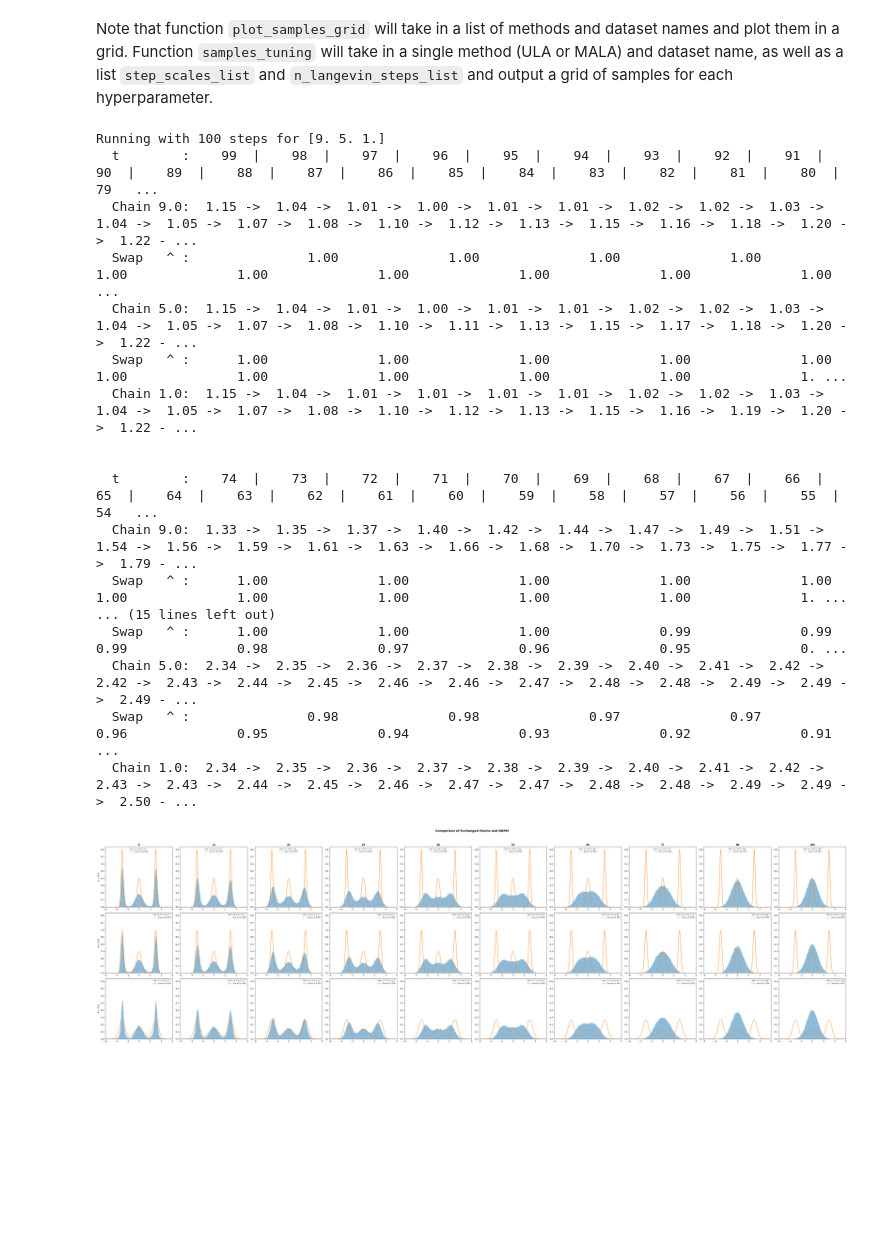
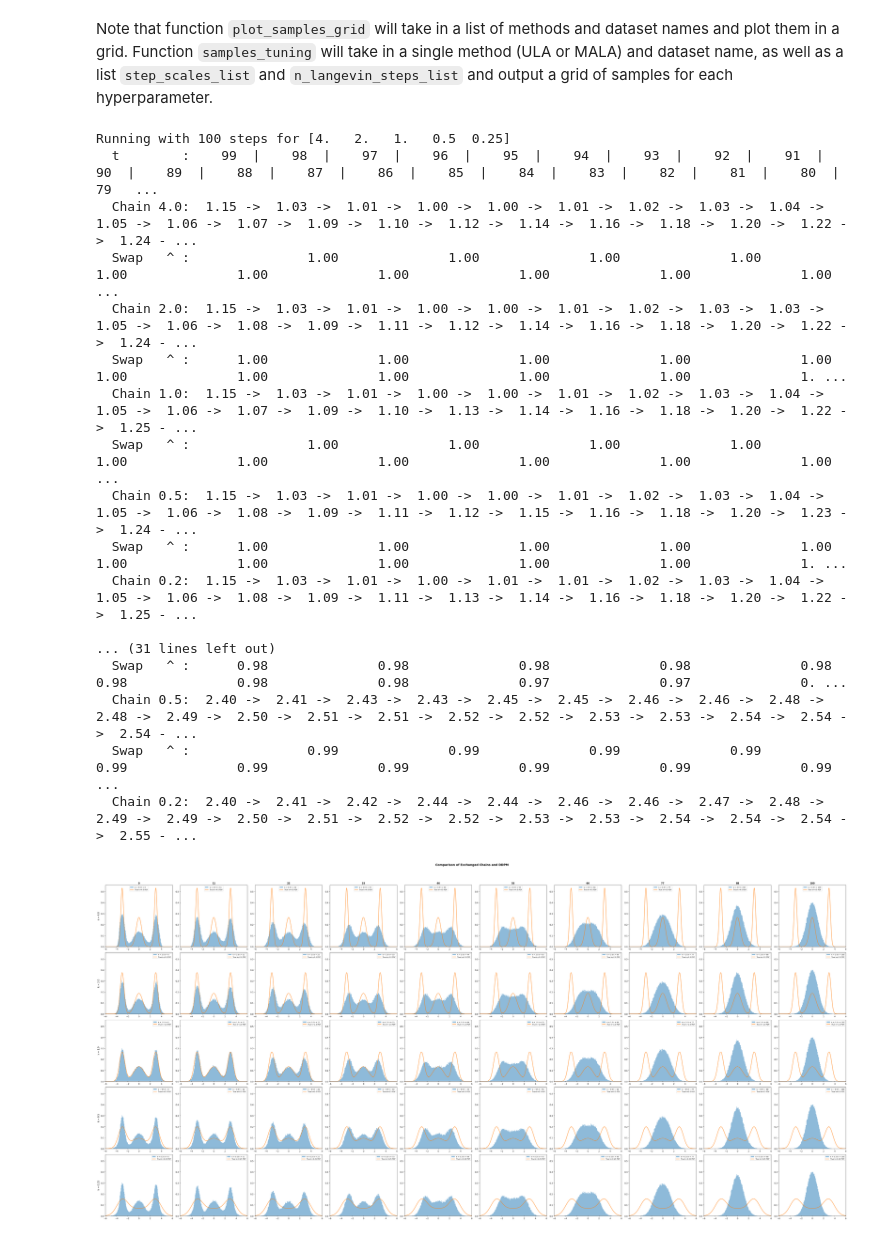
Before and after one commit to oatmeallover/parallel_tempering, a Jupyter notebook: tempered_energy.ipynb, the cells around one changed output. Cells and saved outputs as stored; diff of their text form; code cells hidden in the pictures; blank space fills up the shorter version.

```diff
--- a/tempered_energy.ipynb
+++ b/tempered_energy.ipynb
@@ -14,31 +14,31 @@ from src.eval import ladder_ddpm, plot_acceptance_over_time, plot_acceptance_ove
 Note that function `plot_samples_grid` will take in a list of methods and dataset names and plot them in a grid. Function `samples_tuning` will take in a single method (ULA or MALA) and dataset name, as well as a list `step_scales_list` and `n_langevin_steps_list` and output a grid of samples for each hyperparameter.
 # %%
 dataset_name = "composed"
-k = 9.0
+k = 4.0
 sigma = 0.5
 step_scale = 1
 n_langevin_steps = 3
-n_replicas = 3
+n_replicas = 5
 
 x_ladder, a_ladder = ladder_ddpm(dataset_name, k, sigma, step_scale, n_langevin_steps, n_replicas, x_limit=6, save_dir="figures", figsize_per_panel=(5,4), filename=None)
 plot_acceptance_over_time(a_ladder)
 _ = plot_acceptance_over_position(a_ladder, x_ladder[0][k])
 # %% [output]
-Running with 100 steps for [9. 5. 1.]
+Running with 100 steps for [4.   2.   1.   0.5  0.25]
   t        :    99  |    98  |    97  |    96  |    95  |    94  |    93  |    92  |    91  |    90  |    89  |    88  |    87  |    86  |    85  |    84  |    83  |    82  |    81  |    80  |    79   ...
-  Chain 9.0:  1.15 ->  1.04 ->  1.01 ->  1.00 ->  1.01 ->  1.01 ->  1.02 ->  1.02 ->  1.03 ->  1.04 ->  1.05 ->  1.07 ->  1.08 ->  1.10 ->  1.12 ->  1.13 ->  1.15 ->  1.16 ->  1.18 ->  1.20 ->  1.22 - ...
+  Chain 4.0:  1.15 ->  1.03 ->  1.01 ->  1.00 ->  1.00 ->  1.01 ->  1.02 ->  1.03 ->  1.04 ->  1.05 ->  1.06 ->  1.07 ->  1.09 ->  1.10 ->  1.12 ->  1.14 ->  1.16 ->  1.18 ->  1.20 ->  1.22 ->  1.24 - ...
   Swap   ^ :               1.00              1.00              1.00              1.00              1.00              1.00              1.00              1.00              1.00              1.00        ...
-  Chain 5.0:  1.15 ->  1.04 ->  1.01 ->  1.00 ->  1.01 ->  1.01 ->  1.02 ->  1.02 ->  1.03 ->  1.04 ->  1.05 ->  1.07 ->  1.08 ->  1.10 ->  1.11 ->  1.13 ->  1.15 ->  1.17 ->  1.18 ->  1.20 ->  1.22 - ...
+  Chain 2.0:  1.15 ->  1.03 ->  1.01 ->  1.00 ->  1.00 ->  1.01 ->  1.02 ->  1.03 ->  1.03 ->  1.05 ->  1.06 ->  1.08 ->  1.09 ->  1.11 ->  1.12 ->  1.14 ->  1.16 ->  1.18 ->  1.20 ->  1.22 ->  1.24 - ...
   Swap   ^ :      1.00              1.00              1.00              1.00              1.00              1.00              1.00              1.00              1.00              1.00              1. ...
-  Chain 1.0:  1.15 ->  1.04 ->  1.01 ->  1.01 ->  1.01 ->  1.01 ->  1.02 ->  1.02 ->  1.03 ->  1.04 ->  1.05 ->  1.07 ->  1.08 ->  1.10 ->  1.12 ->  1.13 ->  1.15 ->  1.16 ->  1.19 ->  1.20 ->  1.22 - ...
+  Chain 1.0:  1.15 ->  1.03 ->  1.01 ->  1.00 ->  1.00 ->  1.01 ->  1.02 ->  1.03 ->  1.04 ->  1.05 ->  1.06 ->  1.07 ->  1.09 ->  1.10 ->  1.13 ->  1.14 ->  1.16 ->  1.18 ->  1.20 ->  1.22 ->  1.25 - ...
+  Swap   ^ :               1.00              1.00              1.00              1.00              1.00              1.00              1.00              1.00              1.00              1.00        ...
+  Chain 0.5:  1.15 ->  1.03 ->  1.01 ->  1.00 ->  1.00 ->  1.01 ->  1.02 ->  1.03 ->  1.04 ->  1.05 ->  1.06 ->  1.08 ->  1.09 ->  1.11 ->  1.12 ->  1.15 ->  1.16 ->  1.18 ->  1.20 ->  1.23 ->  1.24 - ...
+  Swap   ^ :      1.00              1.00              1.00              1.00              1.00              1.00              1.00              1.00              1.00              1.00              1. ...
+  Chain 0.2:  1.15 ->  1.03 ->  1.01 ->  1.00 ->  1.01 ->  1.01 ->  1.02 ->  1.03 ->  1.04 ->  1.05 ->  1.06 ->  1.08 ->  1.09 ->  1.11 ->  1.13 ->  1.14 ->  1.16 ->  1.18 ->  1.20 ->  1.22 ->  1.25 - ...
 
-
-  t        :    74  |    73  |    72  |    71  |    70  |    69  |    68  |    67  |    66  |    65  |    64  |    63  |    62  |    61  |    60  |    59  |    58  |    57  |    56  |    55  |    54   ...
-  Chain 9.0:  1.33 ->  1.35 ->  1.37 ->  1.40 ->  1.42 ->  1.44 ->  1.47 ->  1.49 ->  1.51 ->  1.54 ->  1.56 ->  1.59 ->  1.61 ->  1.63 ->  1.66 ->  1.68 ->  1.70 ->  1.73 ->  1.75 ->  1.77 ->  1.79 - ...
-  Swap   ^ :      1.00              1.00              1.00              1.00              1.00              1.00              1.00              1.00              1.00              1.00              1. ...
-... (15 lines left out)
-  Swap   ^ :      1.00              1.00              1.00              0.99              0.99              0.99              0.98              0.97              0.96              0.95              0. ...
-  Chain 5.0:  2.34 ->  2.35 ->  2.36 ->  2.37 ->  2.38 ->  2.39 ->  2.40 ->  2.41 ->  2.42 ->  2.42 ->  2.43 ->  2.44 ->  2.45 ->  2.46 ->  2.46 ->  2.47 ->  2.48 ->  2.48 ->  2.49 ->  2.49 ->  2.49 - ...
-  Swap   ^ :               0.98              0.98              0.97              0.97              0.96              0.95              0.94              0.93              0.92              0.91        ...
-  Chain 1.0:  2.34 ->  2.35 ->  2.36 ->  2.37 ->  2.38 ->  2.39 ->  2.40 ->  2.41 ->  2.42 ->  2.43 ->  2.43 ->  2.44 ->  2.45 ->  2.46 ->  2.47 ->  2.47 ->  2.48 ->  2.48 ->  2.49 ->  2.49 ->  2.50 - ...
+... (31 lines left out)
+  Swap   ^ :      0.98              0.98              0.98              0.98              0.98              0.98              0.98              0.98              0.97              0.97              0. ...
+  Chain 0.5:  2.40 ->  2.41 ->  2.43 ->  2.43 ->  2.45 ->  2.45 ->  2.46 ->  2.46 ->  2.48 ->  2.48 ->  2.49 ->  2.50 ->  2.51 ->  2.51 ->  2.52 ->  2.52 ->  2.53 ->  2.53 ->  2.54 ->  2.54 ->  2.54 - ...
+  Swap   ^ :               0.99              0.99              0.99              0.99              0.99              0.99              0.99              0.99              0.99              0.99        ...
+  Chain 0.2:  2.40 ->  2.41 ->  2.42 ->  2.44 ->  2.44 ->  2.46 ->  2.46 ->  2.47 ->  2.48 ->  2.49 ->  2.49 ->  2.50 ->  2.51 ->  2.52 ->  2.52 ->  2.53 ->  2.53 ->  2.54 ->  2.54 ->  2.54 ->  2.55 - ...
-[figure, old version]
+[figure, new version]
```
Also changed, not shown: parts of 1 cell of this notebook, 4 other files.
